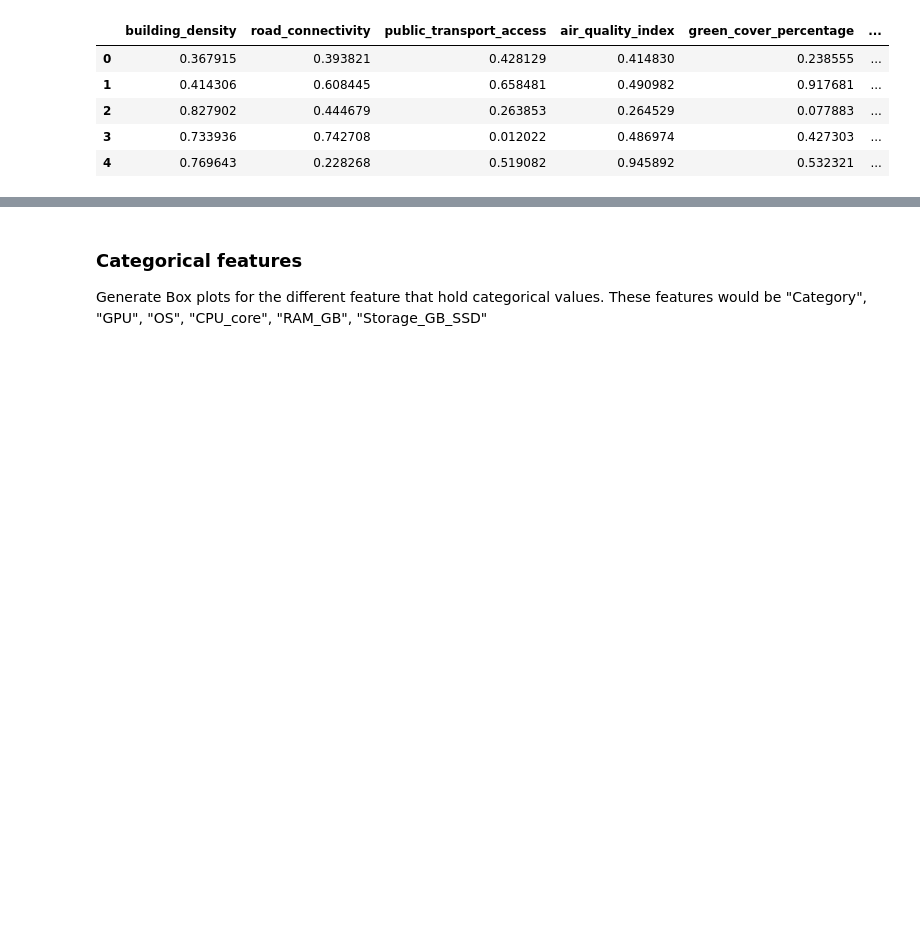
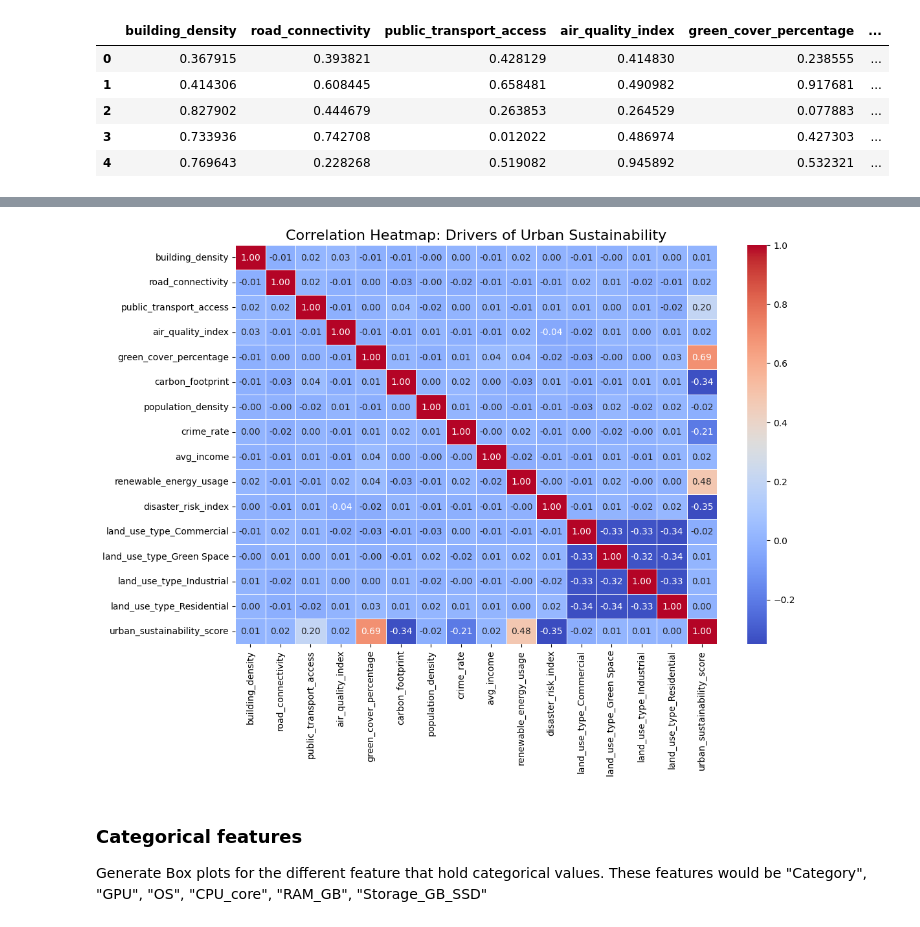
Before and after one commit to skokhan/FDDCitiesofTomorrow, a Jupyter notebook: Notebook/urban_planning_notebook.ipynb, the cells around one changed output, grey strips where cells are left out. Cells and saved outputs as stored; diff of their text form; code cells hidden in the pictures; blank space fills up the shorter version.

```diff
--- a/Notebook/urban_planning_notebook.ipynb
+++ b/Notebook/urban_planning_notebook.ipynb
@@ -184,0 +150,12 @@ Interpretation: "CPU_frequency" has a 36% positive correlation with the price of
+# %%
+# List of land-use columns to convert
+land_use_cols = [
+    "land_use_type_Commercial",
+    "land_use_type_Green Space",
+    "land_use_type_Industrial",
+    "land_use_type_Residential"
+]
+
+# Convert float to int
+df[land_use_cols] = df[land_use_cols].astype(int)
+df.dtypes
@@ -184,0 +180,5 @@ Interpretation: "CPU_frequency" has a 36% positive correlation with the price of
+# %%
+# Compute correlation matrix
+corr_matrix = df.corr()
+
+corr_matrix
@@ -185,3 +228,12 @@ Interpretation: "CPU_frequency" has a 36% positive correlation with the price of
+# %%
+# Display the matrix as a heatmap
+plt.figure(figsize=(12, 8))
+
+sns.heatmap(corr_matrix, annot=True, cmap='coolwarm', fmt='.2f', linewidths='0.5')
+plt.title('Correlation Heatmap: Drivers of Urban Sustainability', fontsize=16)
+plt.show()
+# %% [output]
+[figure, added]
 # %% [markdown]
 ### Categorical features
 Generate Box plots for the different feature that hold categorical values. These features would be "Category", "GPU", "OS", "CPU_core", "RAM_GB", "Storage_GB_SSD"
```
Also changed, not shown: parts of 20 cells of this notebook.
